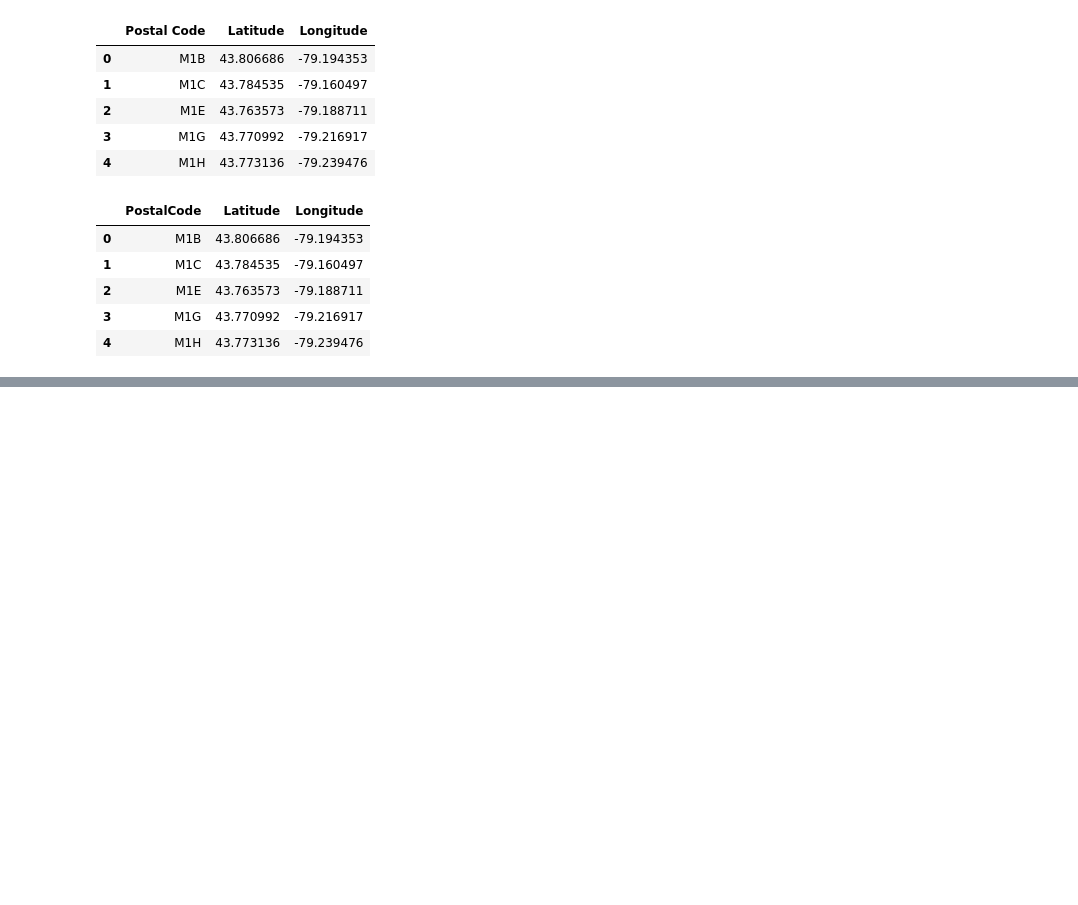
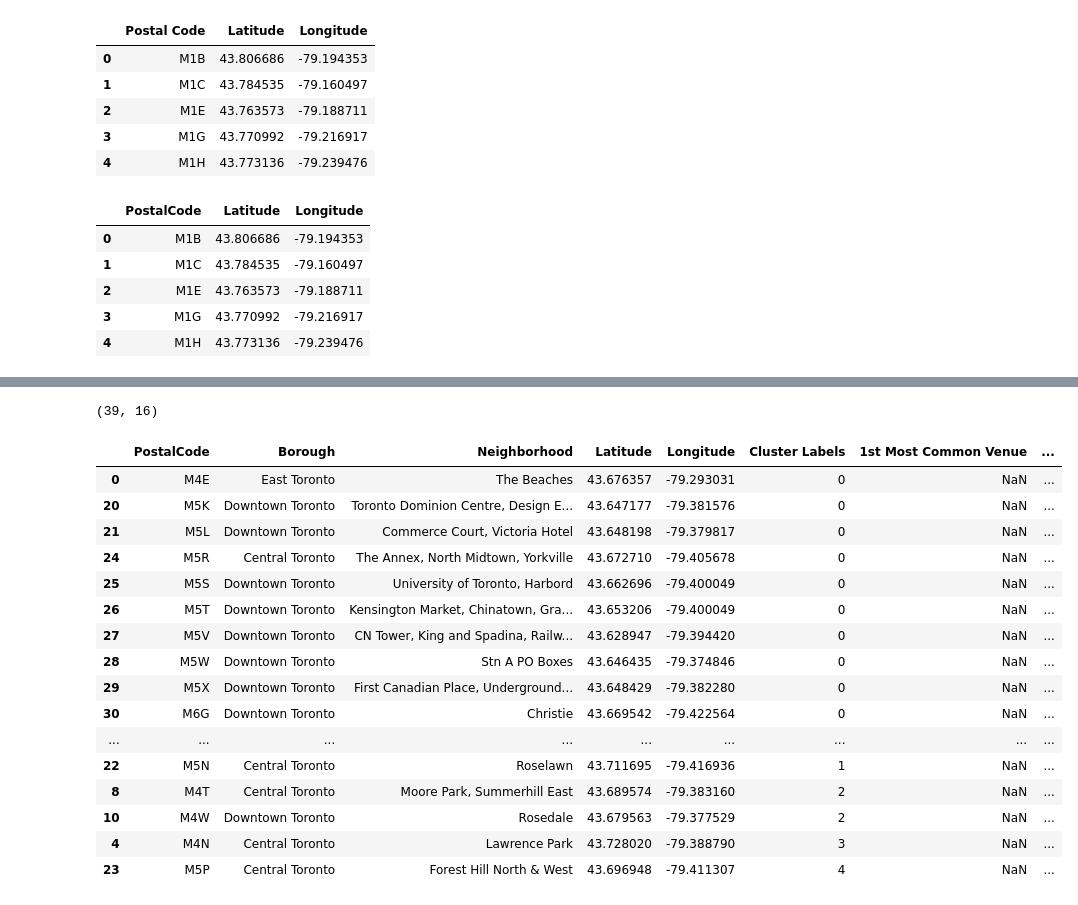
Before and after one commit to yashwanth2607/Data-Science, a Jupyter notebook: Data Science.ipynb, the cells around one changed output, grey strips where cells are left out. Drawn from its saved outputs; the diff is of its cells as text; code cells hidden in the pictures; blank space fills up the shorter version.

```diff
--- a/Data Science.ipynb
+++ b/Data Science.ipynb
@@ -256,0 +304,5 @@ test_df
+# %%
+# create a new DataFrame with only boroughs that contain the word Toronto
+toronto_df_new = toronto_df_new[toronto_df_new['Borough'].isin(borough_with_toronto)].reset_index(drop=True)
+print(toronto_df_new.shape)
+toronto_df_new.head()
@@ -256,0 +433,13 @@ test_df
+# %%
+# set number of clusters
+kclusters = 5
+toronto_grouped = toronto_onehot.groupby(["PostalCode", "Borough", "Neighborhoods"]).mean().reset_index()
+
+toronto_grouped_clustering = toronto_grouped.drop(["PostalCode", "Borough", "Neighborhoods"], 1)
+from sklearn.cluster import KMeans
+
+# run k-means clustering
+kmeans = KMeans(n_clusters=kclusters, random_state=0).fit(toronto_grouped_clustering)
+
+# check cluster labels generated for each row in the dataframe
+kmeans.labels_[0:10]
@@ -256,0 +496,17 @@ test_df
+# %%
+# create a new dataframe that includes the cluster as well as the top 10 venues for each neighborhood.
+toronto_merged = toronto_df_new.copy()
+
+# add clustering labels
+toronto_merged["Cluster Labels"] = kmeans.labels_
+
+neighborhoods_venues_sorted = pd.DataFrame(columns=columns)
+neighborhoods_venues_sorted['PostalCode'] = toronto_grouped['PostalCode']
+neighborhoods_venues_sorted['Borough'] = toronto_grouped['Borough']
+neighborhoods_venues_sorted['Neighborhoods'] = toronto_grouped['Neighborhoods']
+
+# merge toronto_grouped with toronto_data to add latitude/longitude for each neighborhood
+toronto_merged = toronto_merged.join(neighborhoods_venues_sorted.drop(["Borough", "Neighborhoods"], 1).set_index("PostalCode"), on="PostalCode")
+
+print(toronto_merged.shape)
+toronto_merged.head() # check the last columns!
@@ -256,0 +521,25 @@ test_df
+# %%
+
+# sort the results by Cluster Labels
+print(toronto_merged.shape)
+toronto_merged.sort_values(["Cluster Labels"], inplace=True)
+toronto_merged
+# %% [output]
+(39, 16)
+|  | PostalCode | Borough | Neighborhood | Latitude | Longitude | Cluster Labels | 1st Most Common Venue | ... |
+| 0 | M4E | East Toronto | The Beaches | 43.676357 | -79.293031 | 0 | NaN | ... |
+| 20 | M5K | Downtown Toronto | Toronto Dominion Centre, Design E... | 43.647177 | -79.381576 | 0 | NaN | ... |
+| 21 | M5L | Downtown Toronto | Commerce Court, Victoria Hotel | 43.648198 | -79.379817 | 0 | NaN | ... |
+| 24 | M5R | Central Toronto | The Annex, North Midtown, Yorkville | 43.672710 | -79.405678 | 0 | NaN | ... |
+| 25 | M5S | Downtown Toronto | University of Toronto, Harbord | 43.662696 | -79.400049 | 0 | NaN | ... |
+| 26 | M5T | Downtown Toronto | Kensington Market, Chinatown, Gra... | 43.653206 | -79.400049 | 0 | NaN | ... |
+| 27 | M5V | Downtown Toronto | CN Tower, King and Spadina, Railw... | 43.628947 | -79.394420 | 0 | NaN | ... |
+| 28 | M5W | Downtown Toronto | Stn A PO Boxes | 43.646435 | -79.374846 | 0 | NaN | ... |
+| 29 | M5X | Downtown Toronto | First Canadian Place, Underground... | 43.648429 | -79.382280 | 0 | NaN | ... |
+| 30 | M6G | Downtown Toronto | Christie | 43.669542 | -79.422564 | 0 | NaN | ... |
+| ... | ... | ... | ... | ... | ... | ... | ... | ... |
+| 22 | M5N | Central Toronto | Roselawn | 43.711695 | -79.416936 | 1 | NaN | ... |
+| 8 | M4T | Central Toronto | Moore Park, Summerhill East | 43.689574 | -79.383160 | 2 | NaN | ... |
+| 10 | M4W | Downtown Toronto | Rosedale | 43.679563 | -79.377529 | 2 | NaN | ... |
+| 4 | M4N | Central Toronto | Lawrence Park | 43.728020 | -79.388790 | 3 | NaN | ... |
+| 23 | M5P | Central Toronto | Forest Hill North & West | 43.696948 | -79.411307 | 4 | NaN | ... |
```
Also changed, not shown: parts of 38 cells of this notebook.
